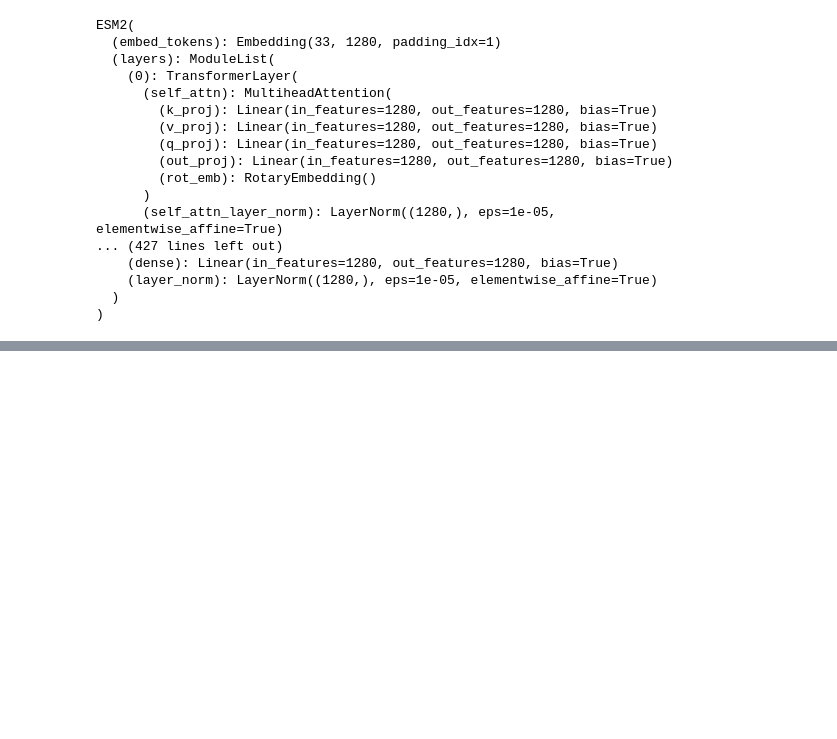
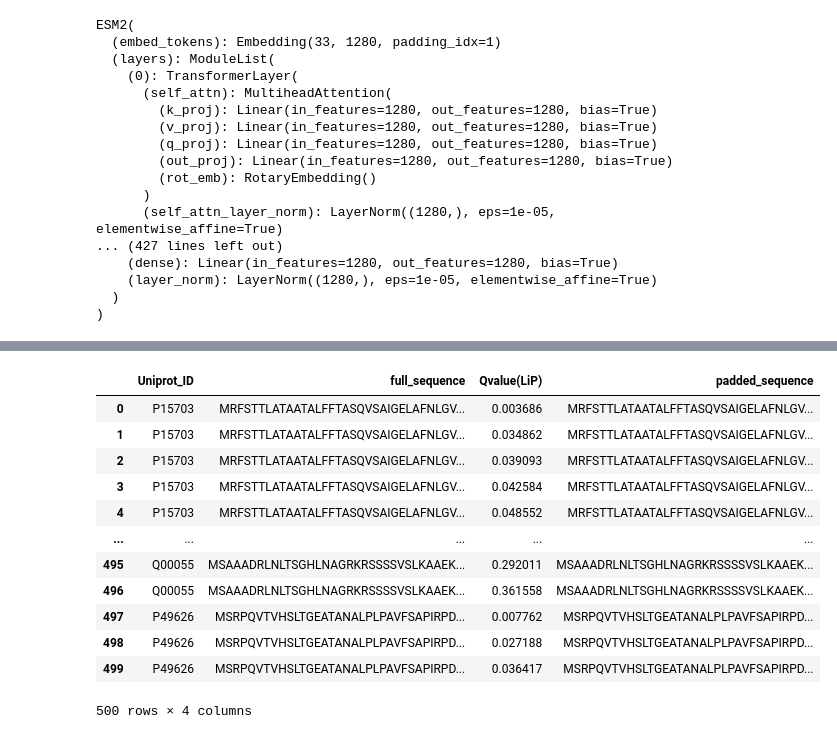
Before and after one commit to gustavoschewinski/tuning-protein, a Jupyter notebook: 2. create_embeddings.ipynb, the cells around one changed output, grey strips where cells are left out. Cells and saved outputs as stored; diff of their text form; code cells hidden in the pictures; blank space fills up the shorter version.

```diff
--- a/2. create_embeddings.ipynb
+++ b/2. create_embeddings.ipynb
@@ -105,0 +142,23 @@ df_test
+# %%
+def pad_sequence(sequence, target_length=1000, pad_token='<pad>'):
+    padding_length = target_length - len(sequence)
+    return sequence + pad_token * padding_length
+
+# Apply padding to each sequence with <pad>
+df_test['padded_sequence'] = df_test['full_sequence'].apply(lambda x: pad_sequence(x))
+# %%
+df_test
+# %% [output]
+|  | Uniprot_ID | full_sequence | Qvalue(LiP) | padded_sequence |
+| 0 | P15703 | MRFSTTLATAATALFFTASQVSAIGELAFNLGV... | 0.003686 | MRFSTTLATAATALFFTASQVSAIGELAFNLGV... |
+| 1 | P15703 | MRFSTTLATAATALFFTASQVSAIGELAFNLGV... | 0.034862 | MRFSTTLATAATALFFTASQVSAIGELAFNLGV... |
+| 2 | P15703 | MRFSTTLATAATALFFTASQVSAIGELAFNLGV... | 0.039093 | MRFSTTLATAATALFFTASQVSAIGELAFNLGV... |
+| 3 | P15703 | MRFSTTLATAATALFFTASQVSAIGELAFNLGV... | 0.042584 | MRFSTTLATAATALFFTASQVSAIGELAFNLGV... |
+| 4 | P15703 | MRFSTTLATAATALFFTASQVSAIGELAFNLGV... | 0.048552 | MRFSTTLATAATALFFTASQVSAIGELAFNLGV... |
+| ... | ... | ... | ... | ... |
+| 495 | Q00055 | MSAAADRLNLTSGHLNAGRKRSSSSVSLKAAEK... | 0.292011 | MSAAADRLNLTSGHLNAGRKRSSSSVSLKAAEK... |
+| 496 | Q00055 | MSAAADRLNLTSGHLNAGRKRSSSSVSLKAAEK... | 0.361558 | MSAAADRLNLTSGHLNAGRKRSSSSVSLKAAEK... |
+| 497 | P49626 | MSRPQVTVHSLTGEATANALPLPAVFSAPIRPD... | 0.007762 | MSRPQVTVHSLTGEATANALPLPAVFSAPIRPD... |
+| 498 | P49626 | MSRPQVTVHSLTGEATANALPLPAVFSAPIRPD... | 0.027188 | MSRPQVTVHSLTGEATANALPLPAVFSAPIRPD... |
+| 499 | P49626 | MSRPQVTVHSLTGEATANALPLPAVFSAPIRPD... | 0.036417 | MSRPQVTVHSLTGEATANALPLPAVFSAPIRPD... |
+500 rows × 4 columns
```
Also changed, not shown: parts of 16 cells of this notebook, 2 other files.
